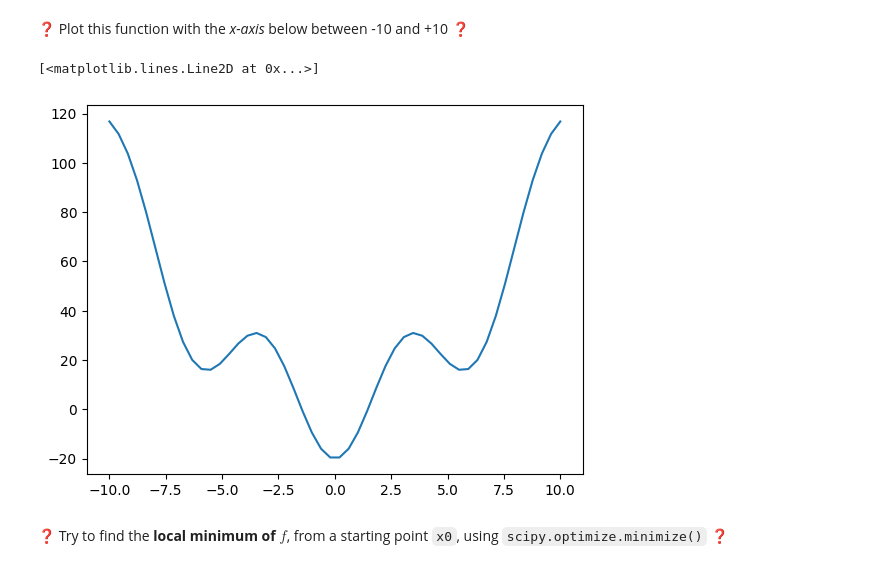
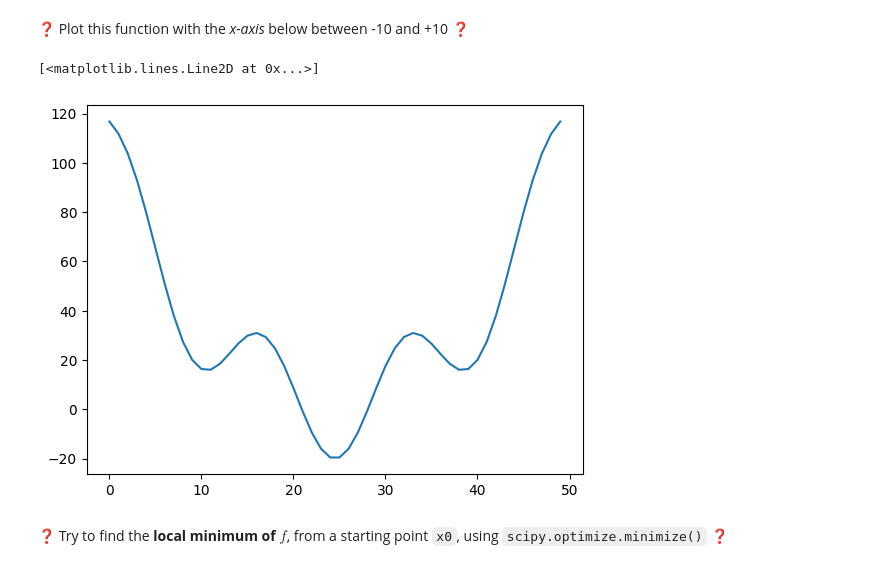
Before and after one commit to multiyumz/data-science-challenges, a Jupyter notebook: data-scipy/03-scipy.ipynb, the cells around one changed output. Drawn from its saved outputs; the diff is of its cells as text; code cells hidden in the pictures.

```diff
--- a/data-scipy/03-scipy.ipynb
+++ b/data-scipy/03-scipy.ipynb
@@ -32,10 +31,10 @@ def f(x):
 # %% [markdown]
 ❓ Plot this function with the *x-axis* below between -10 and +10 ❓
 # %%
-x = np.linspace(-10,10,50)
-plt.plot(x, f(x))
+x_values = np.linspace(-10,10,50)
+plt.plot(f(x_values))
 # %% [output]
 [<matplotlib.lines.Line2D at 0x...>]
-[figure, old version]
+[figure, new version]
 # %% [markdown]
 ❓ Try to find the **local minimum of $f$**, from a starting point `x0`, using `scipy.optimize.minimize()` ❓
```
Also changed, not shown: parts of 33 cells of this notebook, 5 other files.
